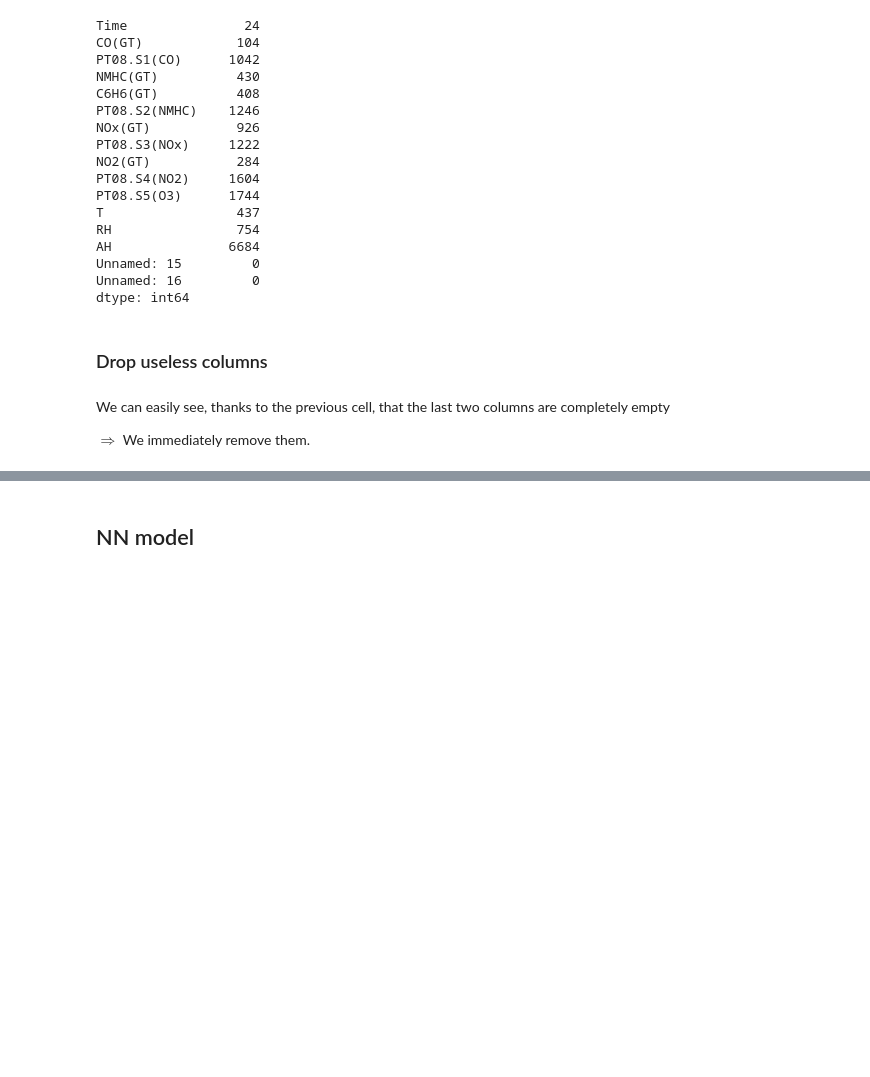
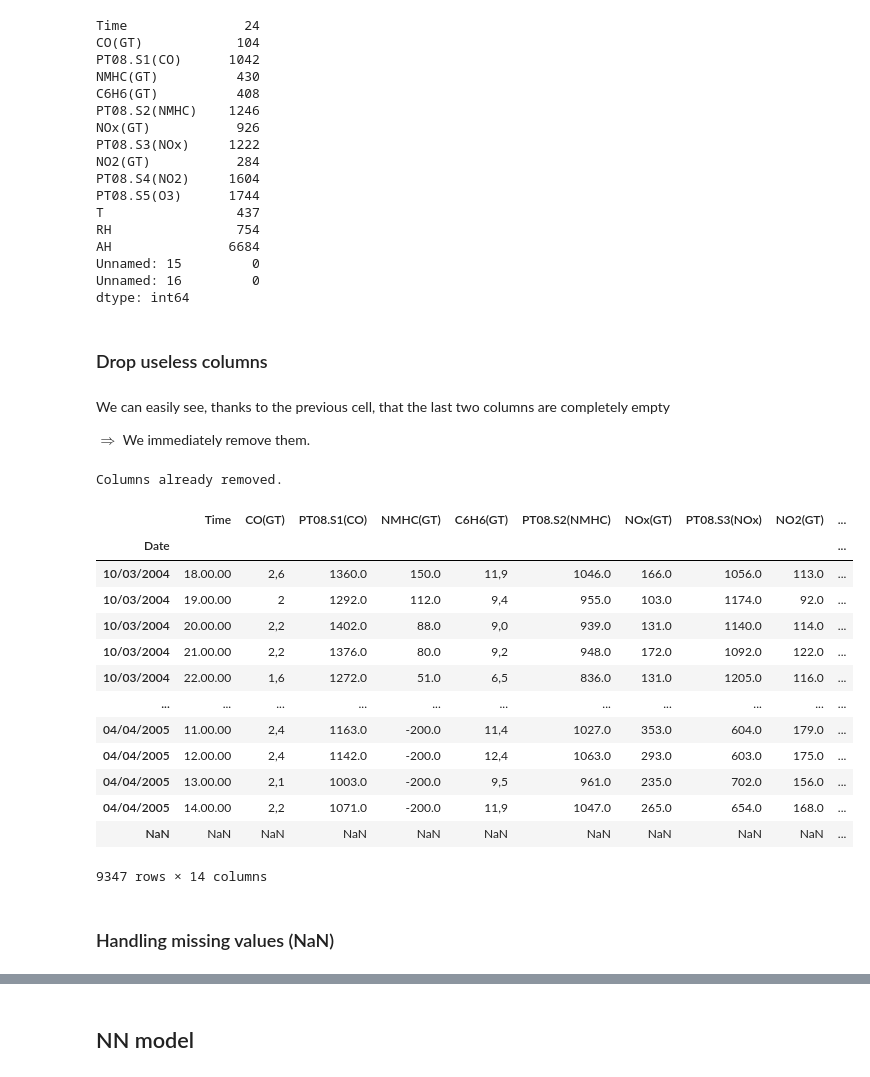
Before and after one commit to lcsrodriguez/dl-practicals, a Jupyter notebook: p2/p2.ipynb, the cells around one changed output, grey strips where cells are left out. Cells and saved outputs as stored; diff of their text form; code cells hidden in the pictures; blank space fills up the shorter version.

```diff
--- a/p2/p2.ipynb
+++ b/p2/p2.ipynb
@@ -120,3 +120,30 @@ dtype: int64
 We can easily see, thanks to the previous cell, that the last two columns are completely empty
 
 $\Longrightarrow$ We immediately remove them.
+# %%
+try: # try-except block in order to catch the thrown exception in case of re-execution
+    df.drop(['Unnamed: 15', 'Unnamed: 16'], axis=1, inplace=True)
+    df.shape
+except KeyError:
+    print("Columns already removed.")
+# %% [output]
+Columns already removed.
+# %%
+df
+# %% [output]
+|  | Time | CO(GT) | PT08.S1(CO) | NMHC(GT) | C6H6(GT) | PT08.S2(NMHC) | NOx(GT) | PT08.S3(NOx) | NO2(GT) | ... |
+| Date |  |  |  |  |  |  |  |  |  | ... |
+| 10/03/2004 | 18.00.00 | 2,6 | 1360.0 | 150.0 | 11,9 | 1046.0 | 166.0 | 1056.0 | 113.0 | ... |
+| 10/03/2004 | 19.00.00 | 2 | 1292.0 | 112.0 | 9,4 | 955.0 | 103.0 | 1174.0 | 92.0 | ... |
+| 10/03/2004 | 20.00.00 | 2,2 | 1402.0 | 88.0 | 9,0 | 939.0 | 131.0 | 1140.0 | 114.0 | ... |
+| 10/03/2004 | 21.00.00 | 2,2 | 1376.0 | 80.0 | 9,2 | 948.0 | 172.0 | 1092.0 | 122.0 | ... |
+| 10/03/2004 | 22.00.00 | 1,6 | 1272.0 | 51.0 | 6,5 | 836.0 | 131.0 | 1205.0 | 116.0 | ... |
+| ... | ... | ... | ... | ... | ... | ... | ... | ... | ... | ... |
+| 04/04/2005 | 11.00.00 | 2,4 | 1163.0 | -200.0 | 11,4 | 1027.0 | 353.0 | 604.0 | 179.0 | ... |
+| 04/04/2005 | 12.00.00 | 2,4 | 1142.0 | -200.0 | 12,4 | 1063.0 | 293.0 | 603.0 | 175.0 | ... |
+| 04/04/2005 | 13.00.00 | 2,1 | 1003.0 | -200.0 | 9,5 | 961.0 | 235.0 | 702.0 | 156.0 | ... |
+| 04/04/2005 | 14.00.00 | 2,2 | 1071.0 | -200.0 | 11,9 | 1047.0 | 265.0 | 654.0 | 168.0 | ... |
+| NaN | NaN | NaN | NaN | NaN | NaN | NaN | NaN | NaN | NaN | ... |
+9347 rows × 14 columns
+# %% [markdown]
+### Handling missing values (NaN)
```
Also changed, not shown: parts of 5 cells of this notebook.
